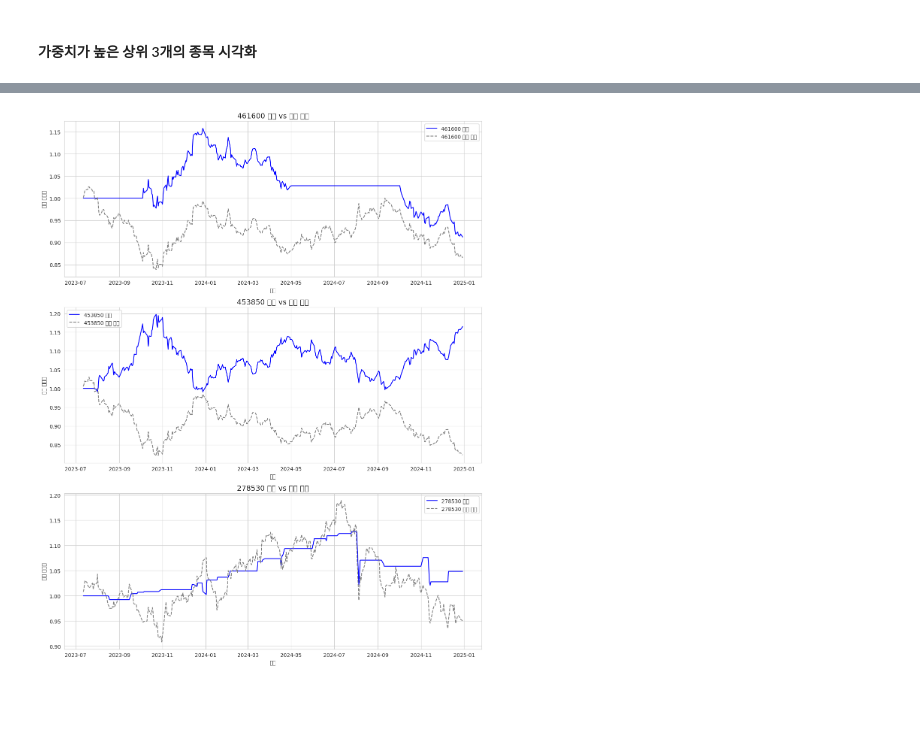
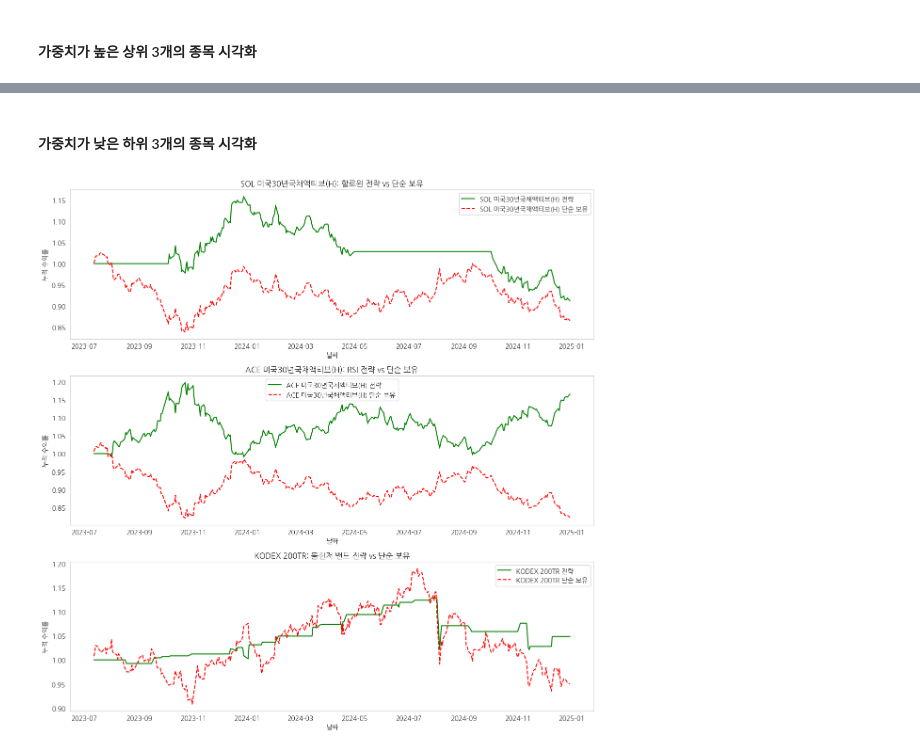
Before and after one commit to jihun-shim/study_pandas, a Jupyter notebook: quests/Portfolios.ipynb, the cells around one changed output, grey strips where cells are left out. Saved outputs shown, nothing was run; the diff lists cells and outputs as text; code cells hidden in the pictures; blank space fills up the shorter version.

```diff
--- a/quests/Portfolios.ipynb
+++ b/quests/Portfolios.ipynb
@@ -329,17 +344,36 @@ plt.show()
+# %% [markdown]
+#### 가중치가 낮은 하위 3개의 종목 시각화
 # %%
-# 설정: ETF 리스트 및 날짜
-etf_list = ['461600', '453850', '278530']  # 가중치가 가장 낮은 3개 ETF
+
+plt.rcParams['font.family']='NanumGothic'
+
+# 설정 : ETF 리스트 및 날짜
+lowest_etf_list = ['461600','453850','278530'] # 가중치 가장 낮은 3개 ETF
 start_date = '20220101'
 end_date = '20241231'
 
+# ETF 코드에 대한 실제 이름과 전략 매칭
+lowest_etf_names = {
+    '461600': 'SOL 미국30년국채액티브(H)',
+    '453850': 'ACE 미국30년국채액티브(H)',
+    '278530': 'KODEX 200TR'
+}
+
+lowest_etf_strategies = {
+    '461600': '할로윈 전략',
+    '453850': 'RSI 전략',
+    '278530': '볼린저 밴드 전략'
+}
+
 # 데이터 가져오기
 df_etf = pd.DataFrame()
-for etf in etf_list:
+for etf in lowest_etf_list:
     df_etf[etf] = stock.get_etf_ohlcv_by_date(start_date, end_date, etf)['종가']
 
 df_etf = df_etf.dropna()
 
-# 로그 수익률 계산
+# 로그 수익률 계산: 로그 수익률을 사용하는 이유는 연속적인 변동성을 더 잘 반영하고, 장기적으로 합산 가능하기 때문
+# 로그 수익률 공식: log(P_t / P_(t-1))
 df_returns = np.log(df_etf / df_etf.shift(1))
 
 def rsi(df, window=14):
@@ -347,54 +381,51 @@ def rsi(df, window=14):
     gain = (delta.where(delta > 0, 0)).rolling(window=window).mean()
     loss = (-delta.where(delta < 0, 0)).rolling(window=window).mean()
     rs = gain / loss
-    return 100 - (100 / (1 + rs))
+    return 100 -(100 / (1 + rs))
 
 def bollinger_bands(df, window=20):
     sma = df.rolling(window=window).mean()
     std = df.rolling(window=window).std()
     upper_band = sma + (std * 2)
     lower_band = sma - (std * 2)
     return upper_band, lower_band
 
 # 전략 적용: 각 ETF에 대해 개별 전략
 signals = pd.DataFrame(index=df_etf.index)
 
-# 461600: 할로윈 전략 (10월~4월 매수, 나머지 매도)
+# SOL 미국30년국채액티브(H)(461600): 할로윈 전략 (10월~4월 매수, 나머지 매도)
 # 이유: 장기 채권 관련 ETF는 계절성 효과가 존재할 가능성이 있어 할로윈 전략 적용
-signals['461600'] = df_etf.index.month.isin([10, 11, 12, 1, 2, 3, 4]).astype(int)
+signals['461600']= df_etf.index.month.isin([10, 11, 12, 1, 2, 3, 4]).astype(int)
 
-# 453850: RSI 전략 (RSI<30 매수, RSI>70 매도)
+# ACE 미국30년국채액티브(H)(453850): RSI 전략 (RSI<30 매수, RSI>70 매도)
 # 이유: 미국 30년 국채 ETF는 과매도 시 반등 가능성이 크므로 RSI 전략 적용
 rsi_453850 = rsi(df_etf['453850'])
 signals['453850'] = np.where(rsi_453850 < 30, 1, np.where(rsi_453850 > 70, -1, 0))
 
-# 278530: 볼린저 밴드 전략 (하단선 매수, 상단선 매도)
+# KODEX 200TR (278530) : 볼린저 밴드 전략 (하단선 매수, 상단선 매도)
 # 이유: KODEX 200TR은 변동성이 존재하므로 볼린저 밴드를 활용한 전략 적용
 upper, lower = bollinger_bands(df_etf['278530'])
 signals['278530'] = np.where(df_etf['278530'] < lower, 1, np.where(df_etf['278530'] > upper, -1, 0))
 
-# 비교 대조군: 단순 보유 전략
+# 비교 대조군: 단순 보유 전략 (Buy and Hold)
 buy_and_hold_returns = (1 + df_returns).cumprod()
 
 # 전략별 수익률 계산
 strategy_returns = signals.shift(1) * df_returns
-cumulative_returns = (1 + strategy_returns).cumprod()
+cumulative_returns = (1+ strategy_returns).cumprod()
 
-# 결과 시각화
-sns.set_style("whitegrid")
-fig, axes = plt.subplots(3, 1, figsize=(12, 15))
-
-for i, etf in enumerate(etf_list):
-    ax = axes[i]
-    ax.plot(cumulative_returns[etf], label=f'{etf} 전략', color='blue')
-    ax.plot(buy_and_hold_returns[etf], linestyle='dashed', label=f'{etf} 단순 보유', color='gray')
-    ax.set_title(f'{etf} 전략 vs 단순 보유', fontsize=14)
-    ax.set_xlabel('날짜')
-    ax.set_ylabel('누적 수익률')
-    ax.legend()
-    ax.grid(True)
+# 결과 시각화 (각 ETF별 개별 그래프 출력)
+fig, axes = plt.subplots(3, 1, figsize=(12, 12))
+for i, etf in enumerate(lowest_etf_list):
+    axes[i].plot(cumulative_returns[etf], label=f'{lowest_etf_names[etf]} 전략', color='green')
+    axes[i].plot(buy_and_hold_returns[etf], linestyle='dashed', label=f'{lowest_etf_names[etf]} 단순 보유', color='red')
+    axes[i].set_title(f'{lowest_etf_names[etf]}: {lowest_etf_strategies[etf]} vs 단순 보유')
+    axes[i].set_xlabel('날짜')
+    axes[i].set_ylabel('누적 수익률')
+    axes[i].legend()
+    axes[i].grid()
 
 plt.tight_layout()
 plt.show()
 # %% [output]
-[figure, old version]
+[figure, new version]
```
Also changed, not shown: parts of 1 cell of this notebook.
